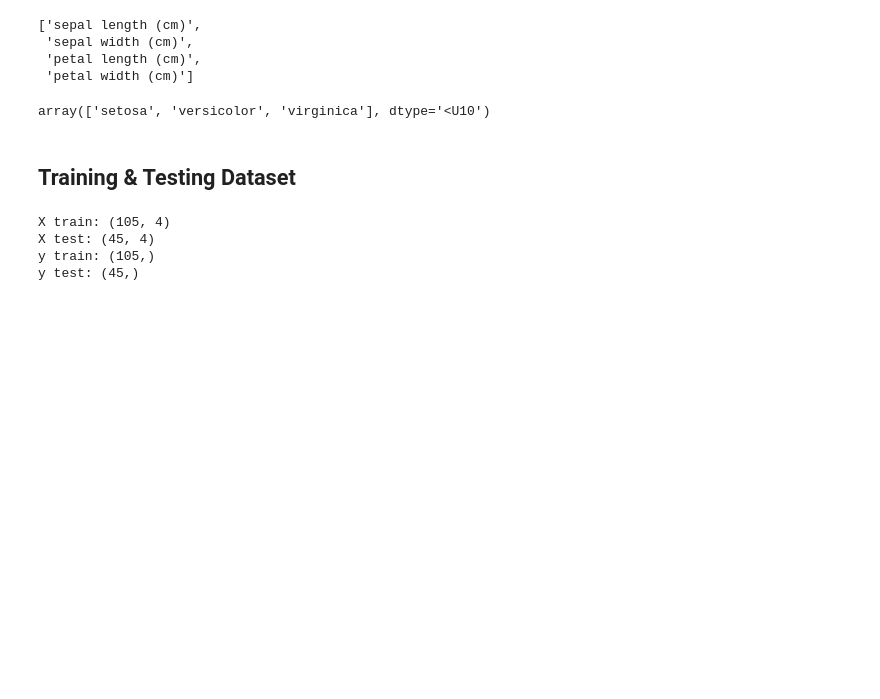
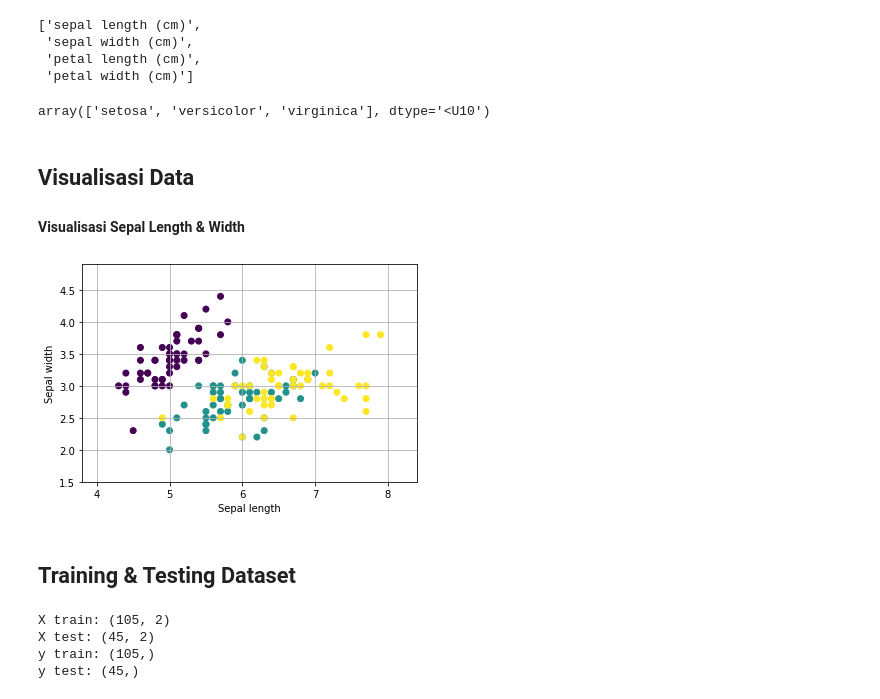
Before and after one commit to boedybios/belajar_scikit_learn, a Jupyter notebook: 02_sample_dataset_pada_sklearn.ipynb, the cells around one changed output. Saved outputs shown, nothing was run; the diff lists cells and outputs as text; code cells hidden in the pictures; blank space fills up the shorter version.

Commit message:
include data visualisation for iris

```diff
--- a/02_sample_dataset_pada_sklearn.ipynb
+++ b/02_sample_dataset_pada_sklearn.ipynb
@@ -76,6 +86,28 @@ target_names = iris.target_names
 target_names
 # %% [output]
 array(['setosa', 'versicolor', 'virginica'], dtype='<U10')
+# %% [markdown]
+## Visualisasi Data
+
+#### Visualisasi Sepal Length & Width
+# %%
+import matplotlib.pyplot as plt
+
+X = X[:, :2]
+
+x_min, x_max = X[:, 0].min() - 0.5, X[:, 0].max() + 0.5
+y_min, y_max = X[:, 1].min() - 0.5, X[:, 1].max() + 0.5
+
+plt.scatter(X[:, 0], X[:, 1], c=y)
+plt.xlabel('Sepal length')
+plt.ylabel('Sepal width')
+
+plt.xlim(x_min, x_max)
+plt.ylim(y_min, y_max)
+plt.grid(True)
+plt.show()
+# %% [output]
+[figure, added]
 # %% [markdown]
 ## Training & Testing Dataset
 # %%
@@ -91,7 +123,7 @@ print(f'X test: {X_test.shape}')
 print(f'y train: {y_train.shape}')
 print(f'y test: {y_test.shape}')
 # %% [output]
-X train: (105, 4)
-X test: (45, 4)
+X train: (105, 2)
+X test: (45, 2)
 y train: (105,)
 y test: (45,)
```
Also changed, not shown: parts of 7 cells of this notebook.
